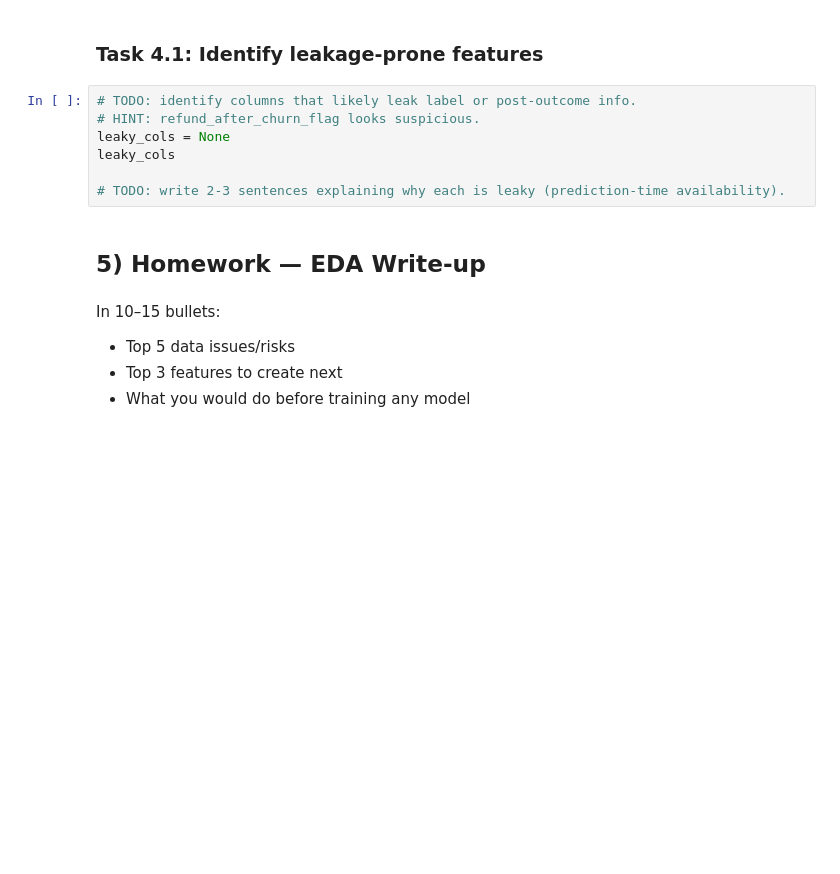
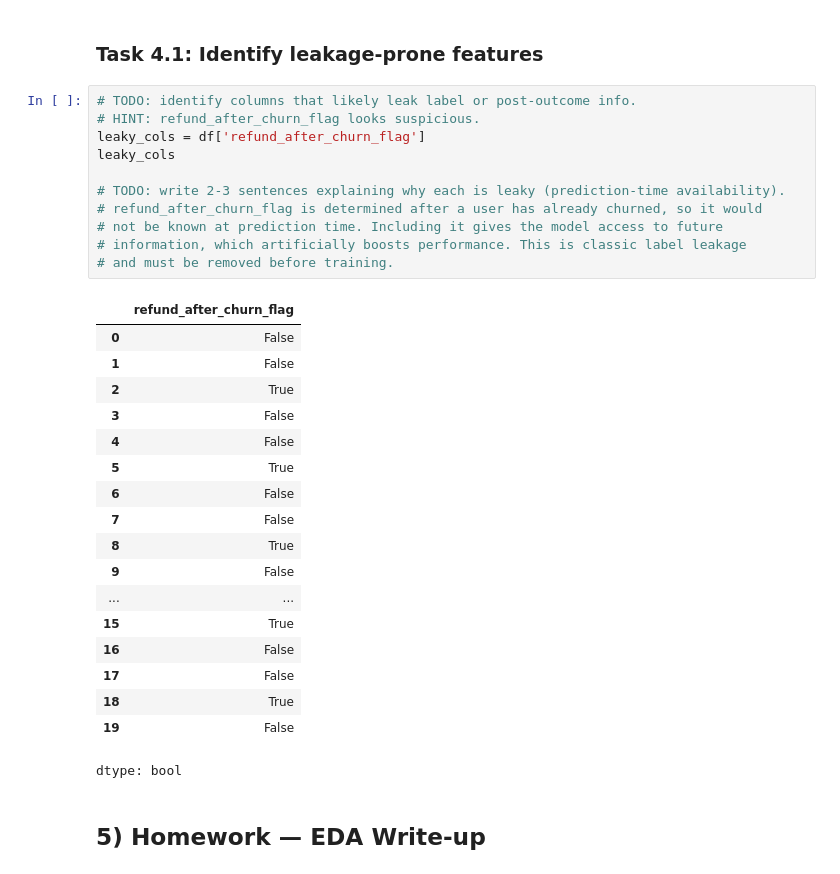
Before and after one commit to super30admin/EDA, a Jupyter notebook: eda_student_lab.ipynb, the cells around one changed output. Drawn from its saved outputs; the diff is of its cells as text; blank space fills up the shorter version.

```diff
--- a/eda_student_lab.ipynb
+++ b/eda_student_lab.ipynb
@@ -131,14 +220,32 @@ by_bucket
 # %%
 # TODO: identify columns that likely leak label or post-outcome info.
 # HINT: refund_after_churn_flag looks suspicious.
-leaky_cols = None
+leaky_cols = df['refund_after_churn_flag']
 leaky_cols
 
 # TODO: write 2-3 sentences explaining why each is leaky (prediction-time availability).
+# refund_after_churn_flag is determined after a user has already churned, so it would
+# not be known at prediction time. Including it gives the model access to future
+# information, which artificially boosts performance. This is classic label leakage
+# and must be removed before training.
+# %% [output]
+|  | refund_after_churn_flag |
+| 0 | False |
+| 1 | False |
+| 2 | True |
+| 3 | False |
+| 4 | False |
+| 5 | True |
+| 6 | False |
+| 7 | False |
+| 8 | True |
+| 9 | False |
+| ... | ... |
+| 15 | True |
+| 16 | False |
+| 17 | False |
+| 18 | True |
+| 19 | False |
+dtype: bool
 # %% [markdown]
 ## 5) Homework — EDA Write-up
-# %% [markdown]
-In 10–15 bullets:
-- Top 5 data issues/risks
-- Top 3 features to create next
-- What you would do before training any model
```
Also changed, not shown: parts of 8 cells of this notebook.
